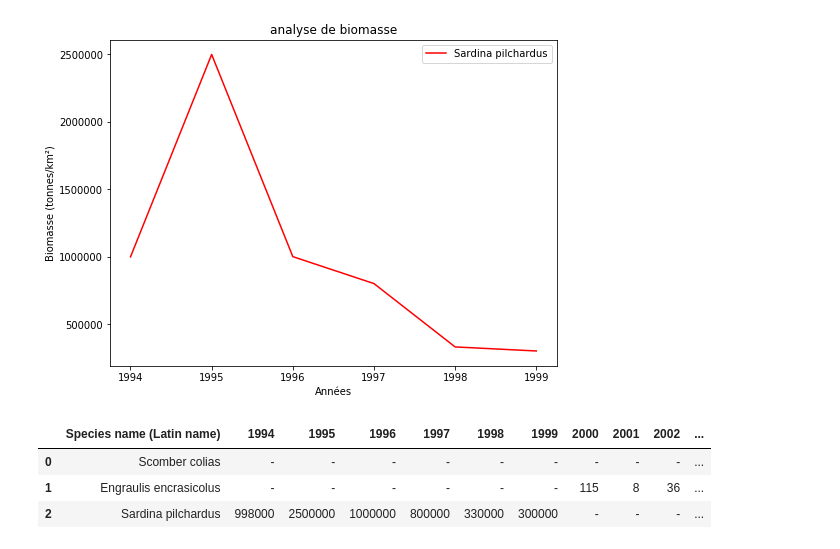
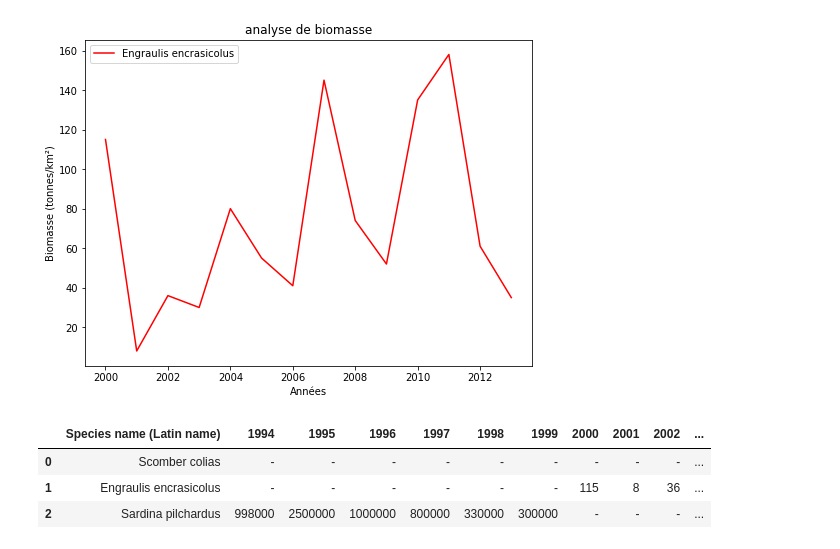
Before and after one commit to oubia/Oceanographic-data-analyzation, a Jupyter notebook: visualiser_données_python/Biomass for small pelagic species.ipynb, the cells around one changed output. Drawn from its saved outputs; the diff is of its cells as text; code cells hidden in the pictures.

```diff
--- a/visualiser_données_python/Biomass for small pelagic species.ipynb
+++ b/visualiser_données_python/Biomass for small pelagic species.ipynb
@@ -38,10 +38,10 @@ def biomasse_pelagic(ch):
     plt.ylabel("Biomasse (tonnes/km²)")
     plt.legend()
     plt.show()
-# %%
-biomasse_pelagic('Sardina pilchardus')
-# %% [output]
-[figure, removed]
+# %%
+biomasse_pelagic('Engraulis encrasicolus')
+# %% [output]
+[figure, added]
 # %%
 import numpy as np
 import pandas as pd
```
Also changed, not shown: 13 other files.
